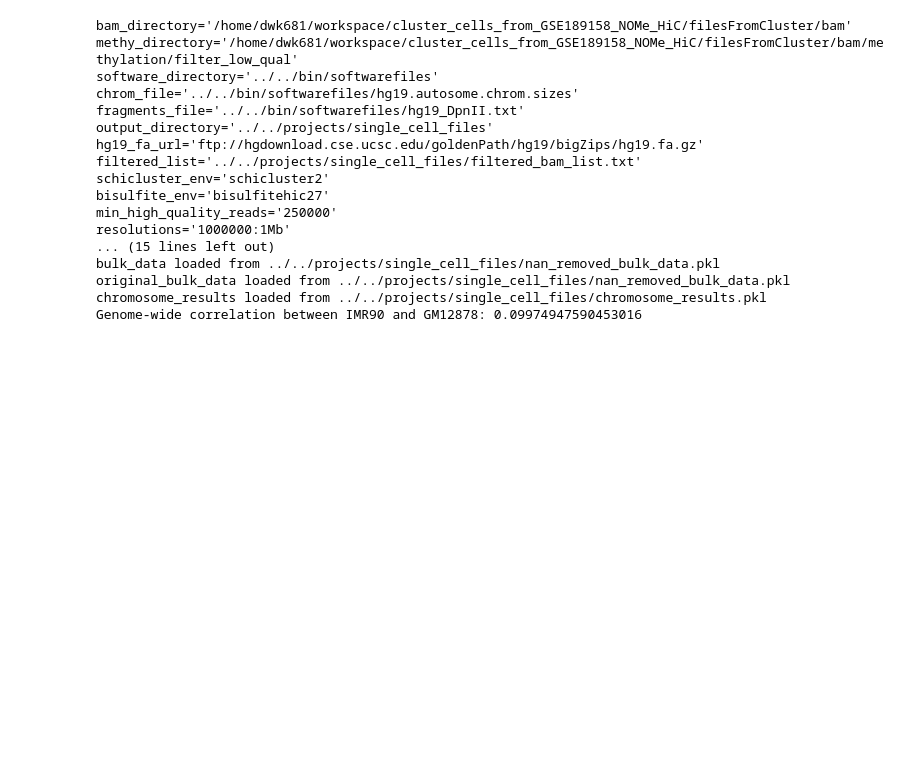
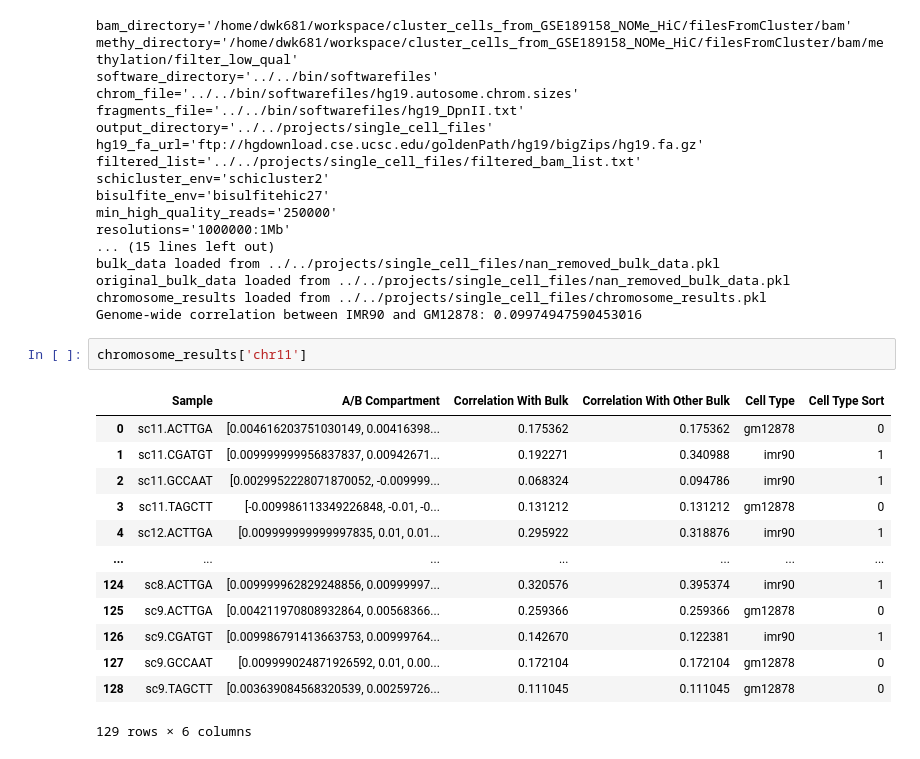
Before and after one commit to DavidWarrenKatz/Hypermatrix, a Jupyter notebook: utilities/single-cell/make_AB_compartments.ipynb, the cells around one changed output. Drawn from its saved outputs; the diff is of its cells as text; blank space fills up the shorter version.

```diff
--- a/utilities/single-cell/make_AB_compartments.ipynb
+++ b/utilities/single-cell/make_AB_compartments.ipynb
@@ -105,4 +105,20 @@ bulk_data loaded from ../../projects/single_cell_files/nan_removed_bulk_data.pkl
 original_bulk_data loaded from ../../projects/single_cell_files/nan_removed_bulk_data.pkl
 chromosome_results loaded from ../../projects/single_cell_files/chromosome_results.pkl
 Genome-wide correlation between IMR90 and GM12878: 0.09974947590453016
+# %%
+chromosome_results['chr11']
+# %% [output]
+|  | Sample | A/B Compartment | Correlation With Bulk | Correlation With Other Bulk | Cell Type | Cell Type Sort |
+| 0 | sc11.ACTTGA | [0.004616203751030149, 0.00416398... | 0.175362 | 0.175362 | gm12878 | 0 |
+| 1 | sc11.CGATGT | [0.009999999956837837, 0.00942671... | 0.192271 | 0.340988 | imr90 | 1 |
+| 2 | sc11.GCCAAT | [0.0029952228071870052, -0.009999... | 0.068324 | 0.094786 | imr90 | 1 |
+| 3 | sc11.TAGCTT | [-0.009986113349226848, -0.01, -0... | 0.131212 | 0.131212 | gm12878 | 0 |
+| 4 | sc12.ACTTGA | [0.009999999999997835, 0.01, 0.01... | 0.295922 | 0.318876 | imr90 | 1 |
+| ... | ... | ... | ... | ... | ... | ... |
+| 124 | sc8.ACTTGA | [0.009999962829248856, 0.00999997... | 0.320576 | 0.395374 | imr90 | 1 |
+| 125 | sc9.ACTTGA | [0.004211970808932864, 0.00568366... | 0.259366 | 0.259366 | gm12878 | 0 |
+| 126 | sc9.CGATGT | [0.009986791413663753, 0.00999764... | 0.142670 | 0.122381 | imr90 | 1 |
+| 127 | sc9.GCCAAT | [0.009999024871926592, 0.01, 0.00... | 0.172104 | 0.172104 | gm12878 | 0 |
+| 128 | sc9.TAGCTT | [0.003639084568320539, 0.00259726... | 0.111045 | 0.111045 | gm12878 | 0 |
+129 rows × 6 columns
 # %%
```
Also changed, not shown: parts of 8 cells of this notebook, 8 other files.
